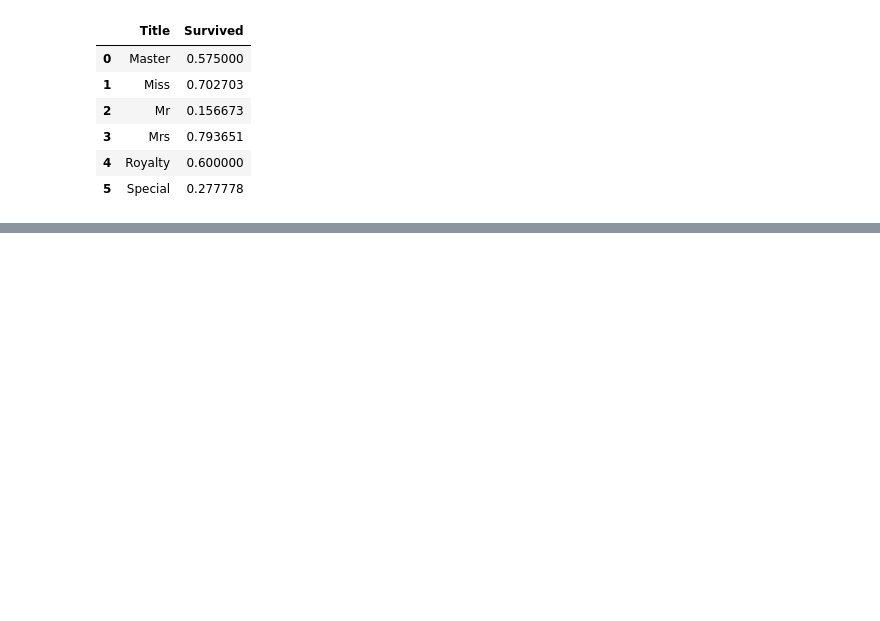
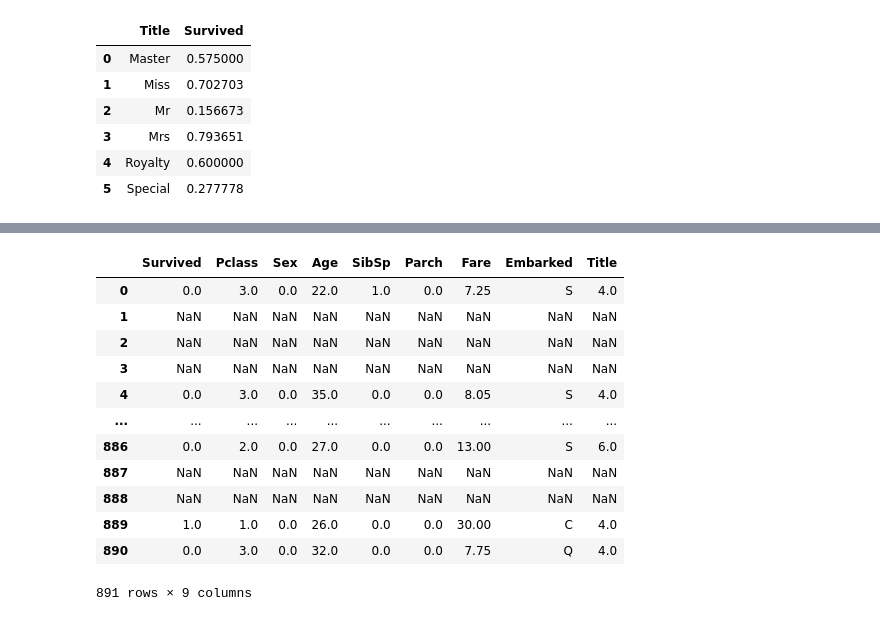
Before and after one commit to mirtanvirislam/Kaggle-Titanic-Machine-Learning-from-Disaster, a Jupyter notebook: Titanic Exploring the data.ipynb, the cells around one changed output, grey strips where cells are left out. Cells and saved outputs as stored; diff of their text form; code cells hidden in the pictures; blank space fills up the shorter version.

```diff
--- a/Titanic Exploring the data.ipynb
+++ b/Titanic Exploring the data.ipynb
@@ -263,0 +330,16 @@ df_train[['Title','Survived']].groupby(['Title'], as_index=False).mean()
+# %%
+df_train.where(df_train['Sex']==0)
+# %% [output]
+|  | Survived | Pclass | Sex | Age | SibSp | Parch | Fare | Embarked | Title |
+| 0 | 0.0 | 3.0 | 0.0 | 22.0 | 1.0 | 0.0 | 7.25 | S | 4.0 |
+| 1 | NaN | NaN | NaN | NaN | NaN | NaN | NaN | NaN | NaN |
+| 2 | NaN | NaN | NaN | NaN | NaN | NaN | NaN | NaN | NaN |
+| 3 | NaN | NaN | NaN | NaN | NaN | NaN | NaN | NaN | NaN |
+| 4 | 0.0 | 3.0 | 0.0 | 35.0 | 0.0 | 0.0 | 8.05 | S | 4.0 |
+| ... | ... | ... | ... | ... | ... | ... | ... | ... | ... |
+| 886 | 0.0 | 2.0 | 0.0 | 27.0 | 0.0 | 0.0 | 13.00 | S | 6.0 |
+| 887 | NaN | NaN | NaN | NaN | NaN | NaN | NaN | NaN | NaN |
+| 888 | NaN | NaN | NaN | NaN | NaN | NaN | NaN | NaN | NaN |
+| 889 | 1.0 | 1.0 | 0.0 | 26.0 | 0.0 | 0.0 | 30.00 | C | 4.0 |
+| 890 | 0.0 | 3.0 | 0.0 | 32.0 | 0.0 | 0.0 | 7.75 | Q | 4.0 |
+891 rows × 9 columns
```
Also changed, not shown: parts of 16 cells of this notebook.
